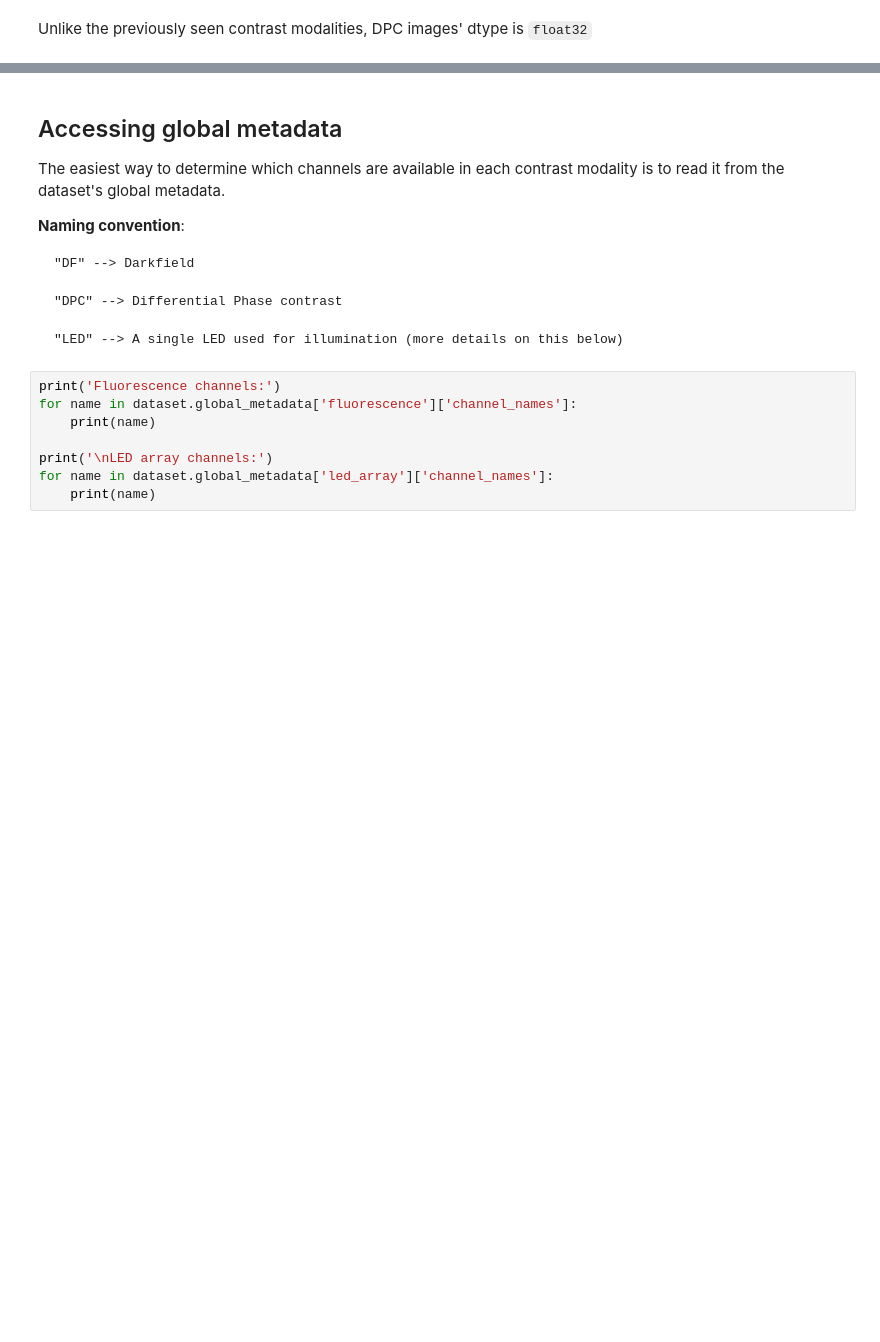
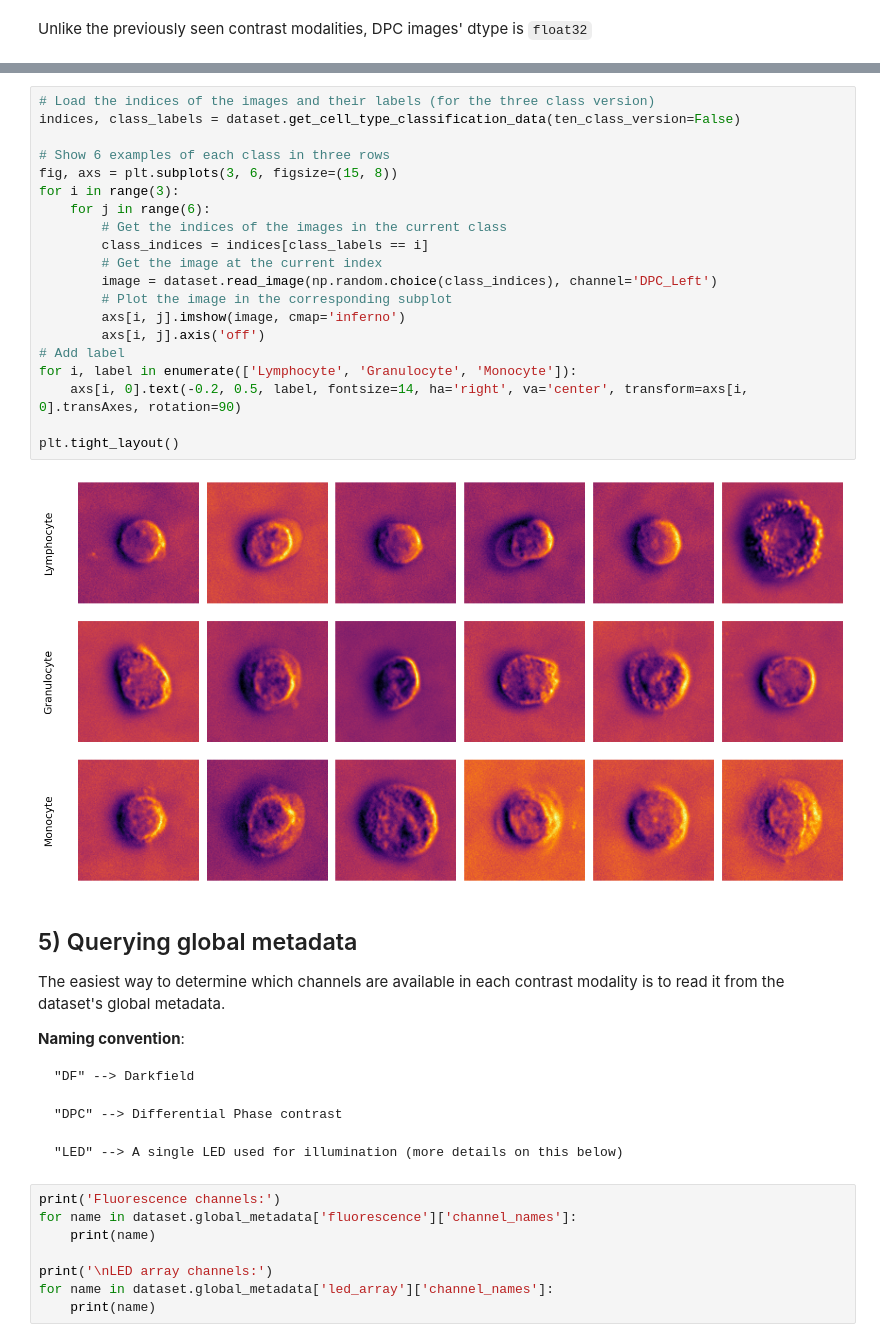
Before and after one commit to Waller-Lab/BSCCM, a Jupyter notebook: Getting_started.ipynb, the cells around one changed output, grey strips where cells are left out. Saved outputs shown, nothing was run; the diff lists cells and outputs as text; blank space fills up the shorter version.

Commit message:
moving towards finalized version (fuoco backup)

```diff
--- a/Getting_started.ipynb
+++ b/Getting_started.ipynb
@@ -151,5 +151,27 @@ Unlike the previously seen contrast modalities, DPC images' dtype is `float32`
+# %%
+# Load the indices of the images and their labels (for the three class version)
+indices, class_labels = dataset.get_cell_type_classification_data(ten_class_version=False)
+
+# Show 6 examples of each class in three rows
+fig, axs = plt.subplots(3, 6, figsize=(15, 8))
+for i in range(3):
+    for j in range(6):
+        # Get the indices of the images in the current class
+        class_indices = indices[class_labels == i]
+        # Get the image at the current index
+        image = dataset.read_image(np.random.choice(class_indices), channel='DPC_Left')
+        # Plot the image in the corresponding subplot
+        axs[i, j].imshow(image, cmap='inferno')
+        axs[i, j].axis('off')
+# Add label
+for i, label in enumerate(['Lymphocyte', 'Granulocyte', 'Monocyte']):
+    axs[i, 0].text(-0.2, 0.5, label, fontsize=14, ha='right', va='center', transform=axs[i, 0].transAxes, rotation=90)
+
+plt.tight_layout()
+# %% [output]
+[figure, added]
 # %% [markdown]
-## Accessing global metadata
+## 5) Querying global metadata
 The easiest way to determine which channels are available in each contrast modality is to read it from the dataset's global metadata.
 
 **Naming convention**:
```
Also changed, not shown: parts of 28 cells of this notebook, 8 other files.
